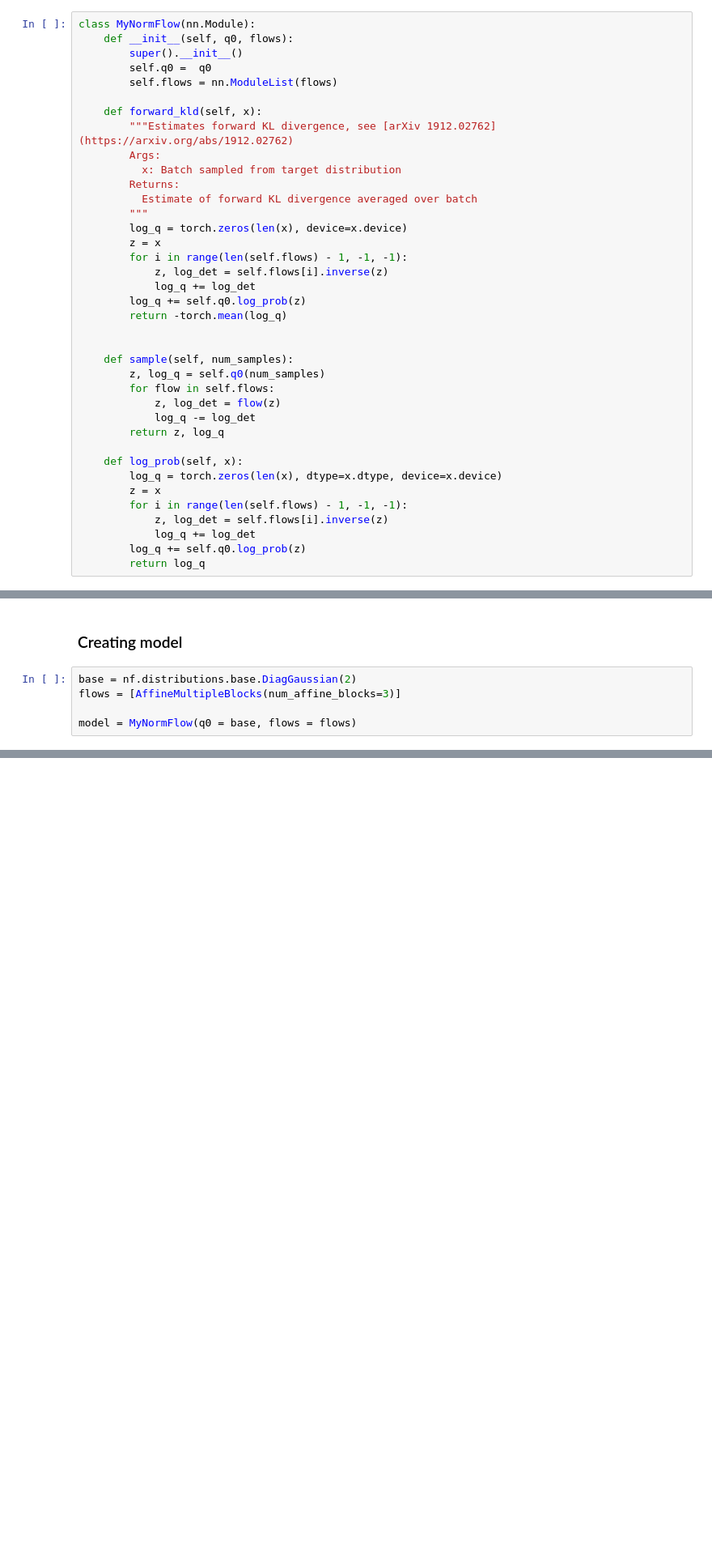
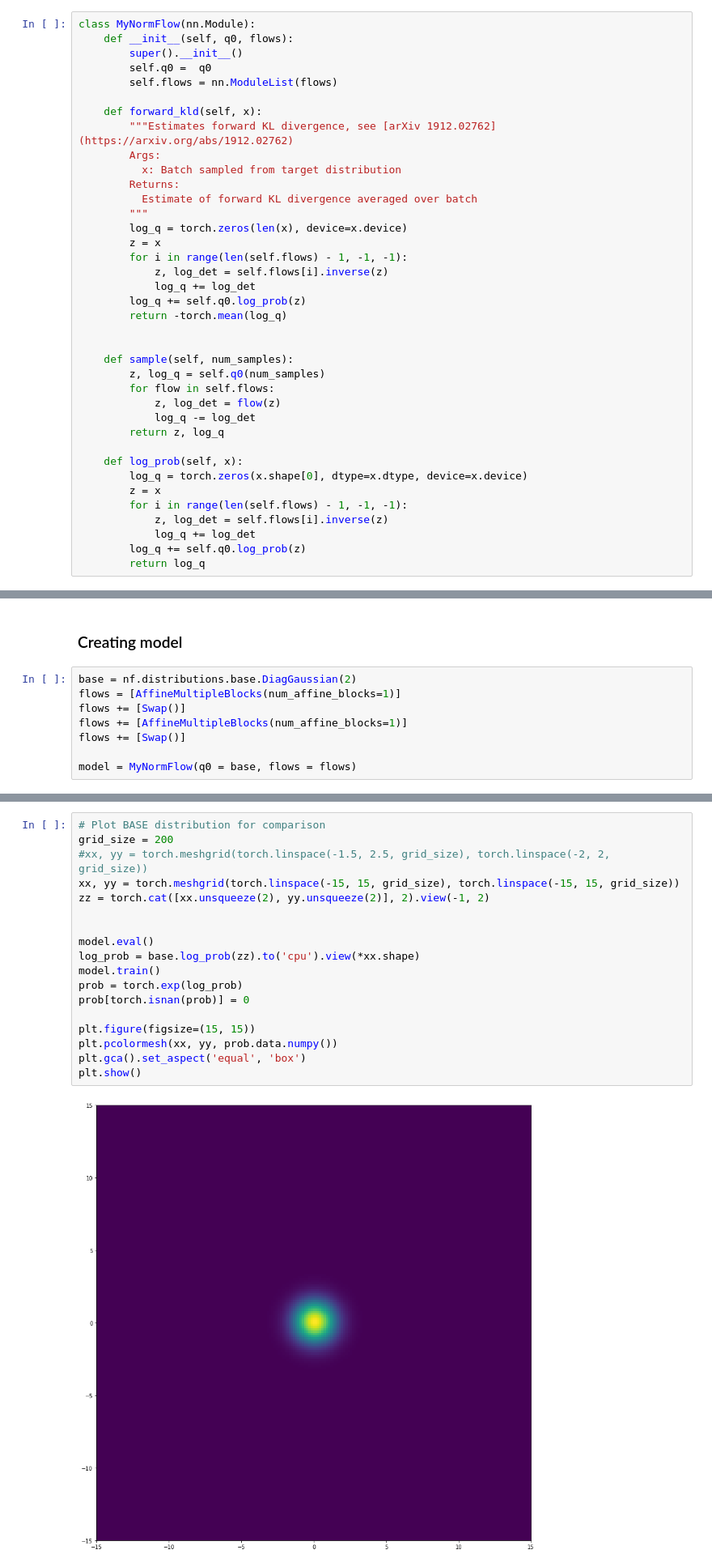
Before and after one commit to SirPentyna/mgr_normalizing_flows, a Jupyter notebook: mgr - normflows - my code.ipynb, the cells around one changed output, grey strips where cells are left out. Shown at 81% size. Cells and saved outputs as stored; diff of their text form; blank space fills up the shorter version.

```diff
--- a/mgr - normflows - my code.ipynb
+++ b/mgr - normflows - my code.ipynb
@@ -339,7 +331,7 @@ class MyNormFlow(nn.Module):
         return z, log_q
 
     def log_prob(self, x):
-        log_q = torch.zeros(len(x), dtype=x.dtype, device=x.device)
+        log_q = torch.zeros(x.shape[0], dtype=x.dtype, device=x.device)
         z = x
         for i in range(len(self.flows) - 1, -1, -1):
             z, log_det = self.flows[i].inverse(z)
@@ -352,7 +344,10 @@ class MyNormFlow(nn.Module):
 ### Creating model
 # %%
 base = nf.distributions.base.DiagGaussian(2)
-flows = [AffineMultipleBlocks(num_affine_blocks=3)]
+flows = [AffineMultipleBlocks(num_affine_blocks=1)]
+flows += [Swap()]
+flows += [AffineMultipleBlocks(num_affine_blocks=1)]
+flows += [Swap()]
 
 model = MyNormFlow(q0 = base, flows = flows)
 # %%
@@ -372,0 +370,20 @@ plt.show()
+# %%
+# Plot BASE distribution for comparison
+grid_size = 200
+#xx, yy = torch.meshgrid(torch.linspace(-1.5, 2.5, grid_size), torch.linspace(-2, 2, grid_size))
+xx, yy = torch.meshgrid(torch.linspace(-15, 15, grid_size), torch.linspace(-15, 15, grid_size))
+zz = torch.cat([xx.unsqueeze(2), yy.unsqueeze(2)], 2).view(-1, 2)
+
+
+model.eval()
+log_prob = base.log_prob(zz).to('cpu').view(*xx.shape)
+model.train()
+prob = torch.exp(log_prob)
+prob[torch.isnan(prob)] = 0
+
+plt.figure(figsize=(15, 15))
+plt.pcolormesh(xx, yy, prob.data.numpy())
+plt.gca().set_aspect('equal', 'box')
+plt.show()
+# %% [output]
+[figure, added]
```
Also changed, not shown: parts of 17 cells of this notebook.
